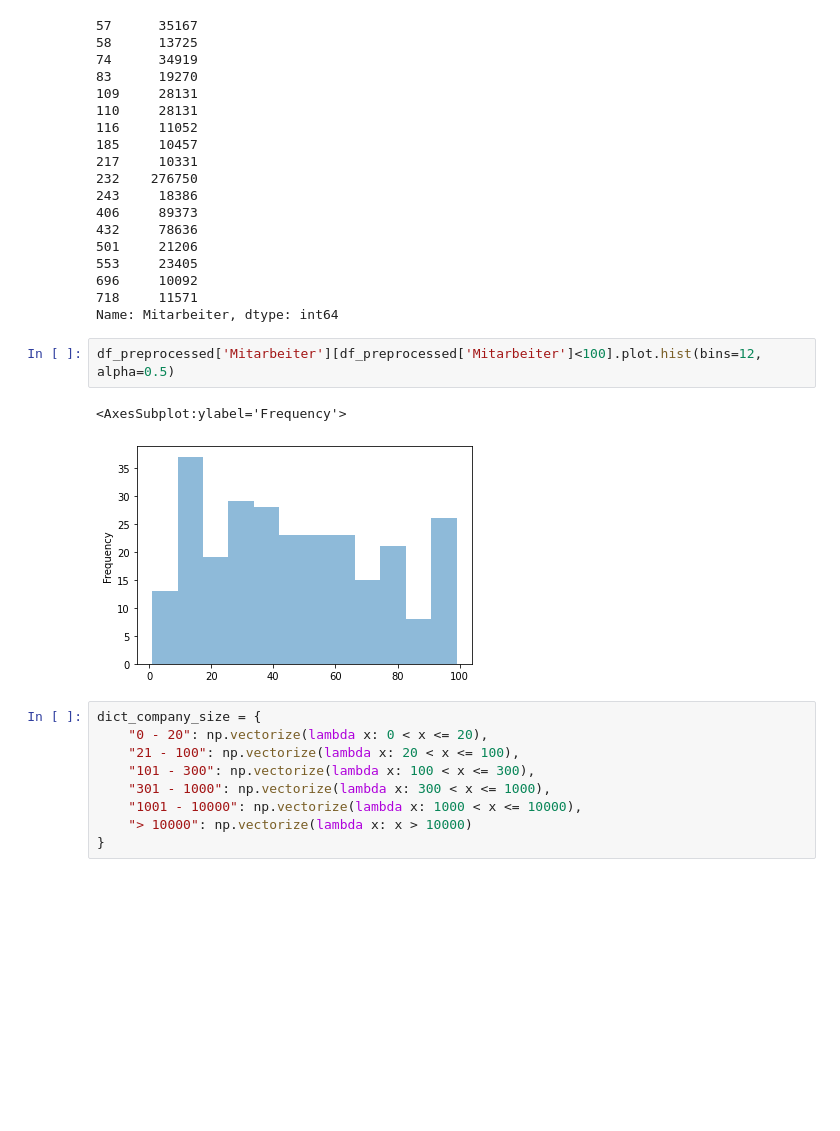
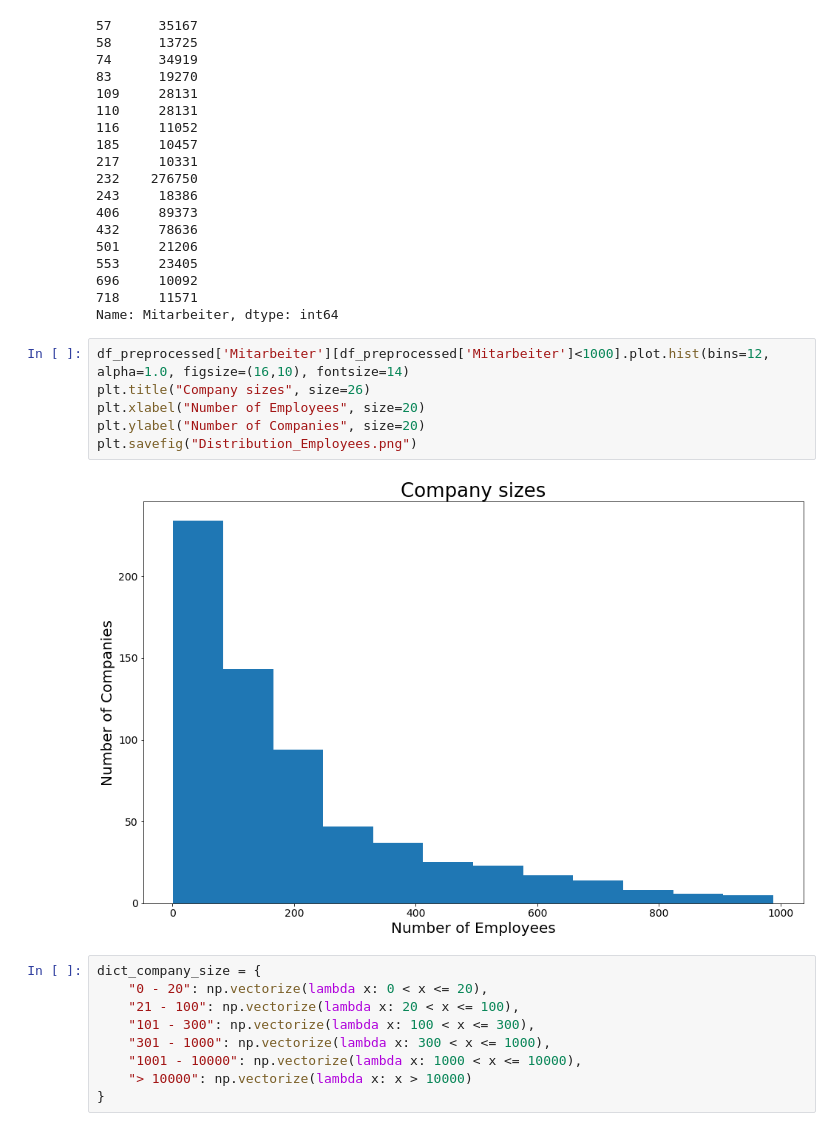
Before and after one commit to ElGarno/Streamlit_Folium, a Jupyter notebook: request_test.ipynb, the cells around one changed output. Drawn from its saved outputs; the diff is of its cells as text; blank space fills up the shorter version.

```diff
--- a/request_test.ipynb
+++ b/request_test.ipynb
@@ -162,11 +162,14 @@ df_preprocessed['Mitarbeiter'][df_preprocessed['Mitarbeiter']>10000]
 696     10092
 718     11571
 Name: Mitarbeiter, dtype: int64
-# %%
-df_preprocessed['Mitarbeiter'][df_preprocessed['Mitarbeiter']<100].plot.hist(bins=12, alpha=0.5)
-# %% [output]
-<AxesSubplot:ylabel='Frequency'>
-[figure, removed]
+# %%
+df_preprocessed['Mitarbeiter'][df_preprocessed['Mitarbeiter']<1000].plot.hist(bins=12, alpha=1.0, figsize=(16,10), fontsize=14)
+plt.title("Company sizes", size=26)
+plt.xlabel("Number of Employees", size=20)
+plt.ylabel("Number of Companies", size=20)
+plt.savefig("Distribution_Employees.png")
+# %% [output]
+[figure, added]
 # %%
 dict_company_size = {
     "0 - 20": np.vectorize(lambda x: 0 < x <= 20),
```
Also changed, not shown: parts of 3 cells of this notebook.
